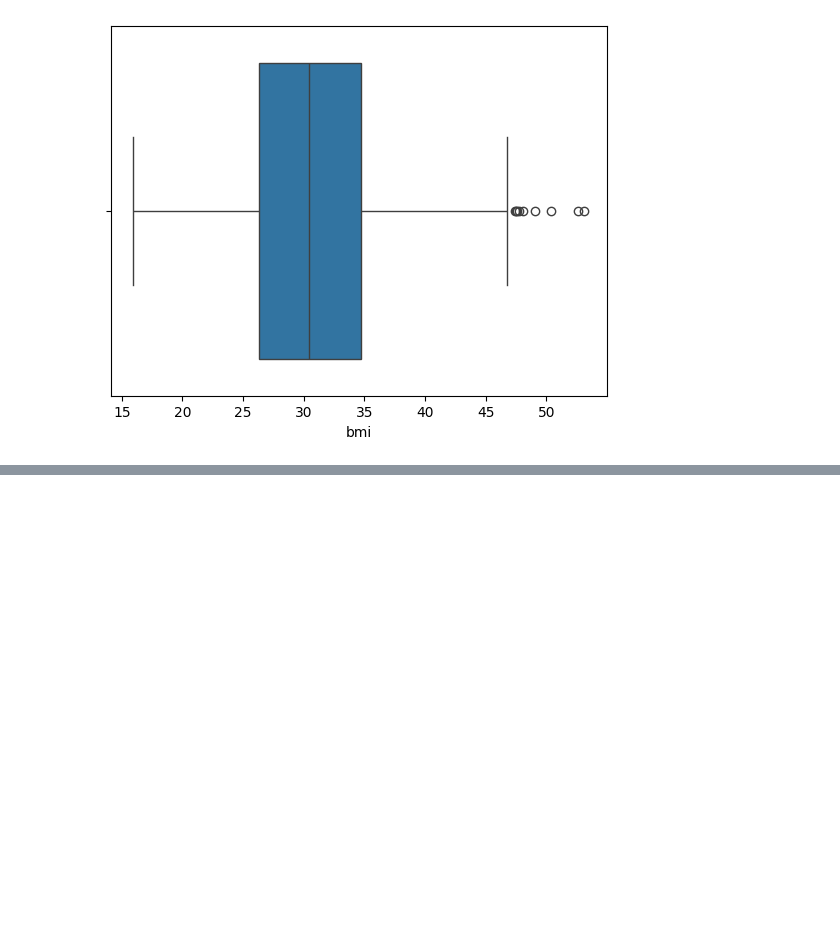
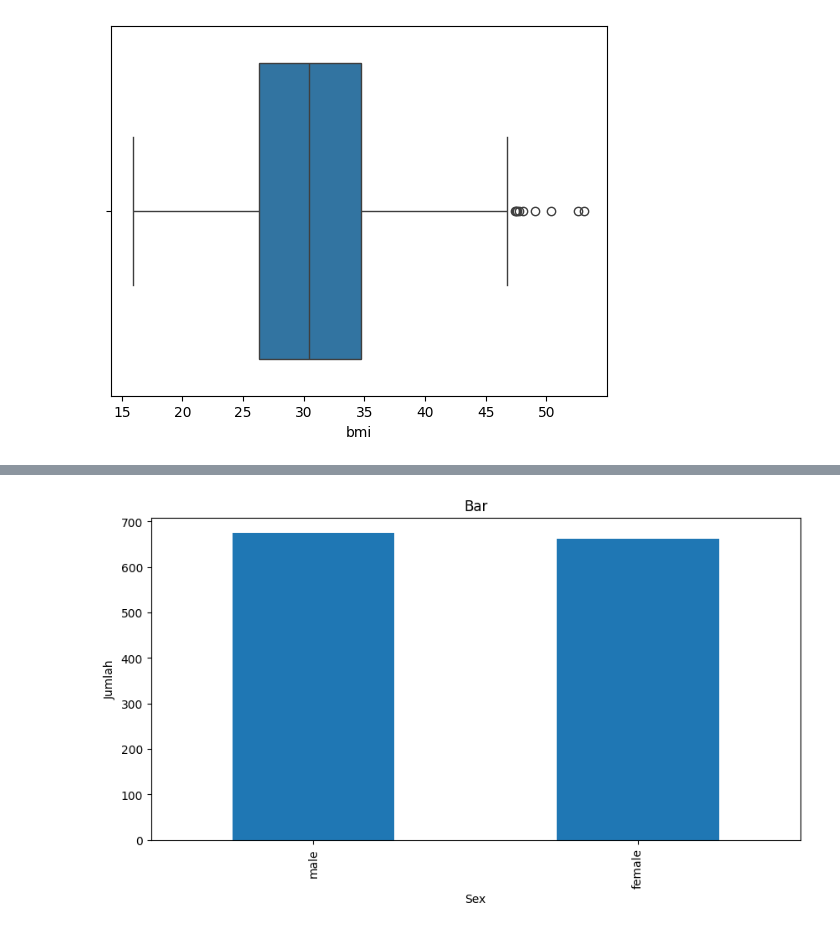
Before and after one commit to AryaWiratama26/EDA1, a Jupyter notebook: Belajar_EDA_1.ipynb, the cells around one changed output, grey strips where cells are left out. Drawn from its saved outputs; the diff is of its cells as text; code cells hidden in the pictures; blank space fills up the shorter version.

```diff
--- a/Belajar_EDA_1.ipynb
+++ b/Belajar_EDA_1.ipynb
@@ -141,0 +157,8 @@ sns.boxplot(x = df['bmi'])
+# %%
+df.sex.value_counts().nlargest(40).plot(kind="bar", figsize=(10,5))
+plt.title("Bar")
+plt.ylabel("Jumlah")
+plt.xlabel("Sex")
+plt.show()
+# %% [output]
+[figure, added]
```
Also changed, not shown: parts of 4 cells of this notebook.
